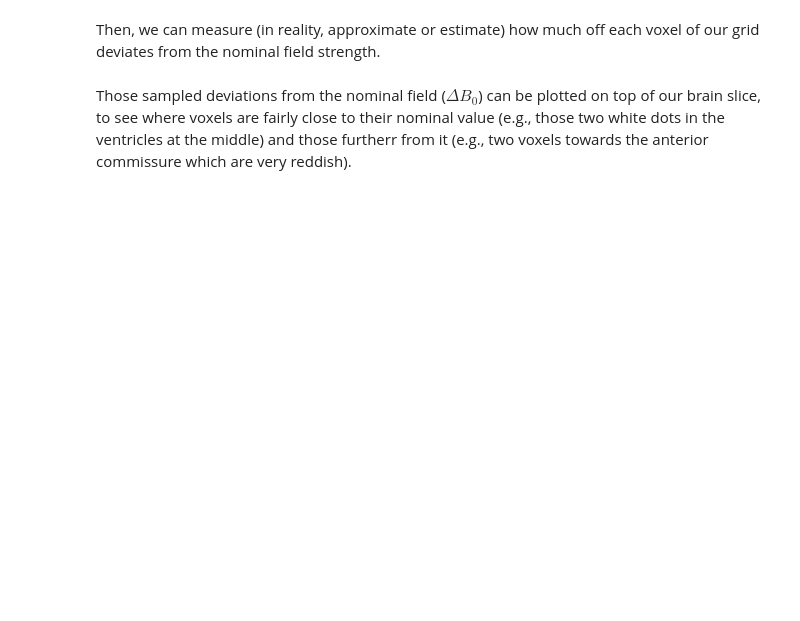
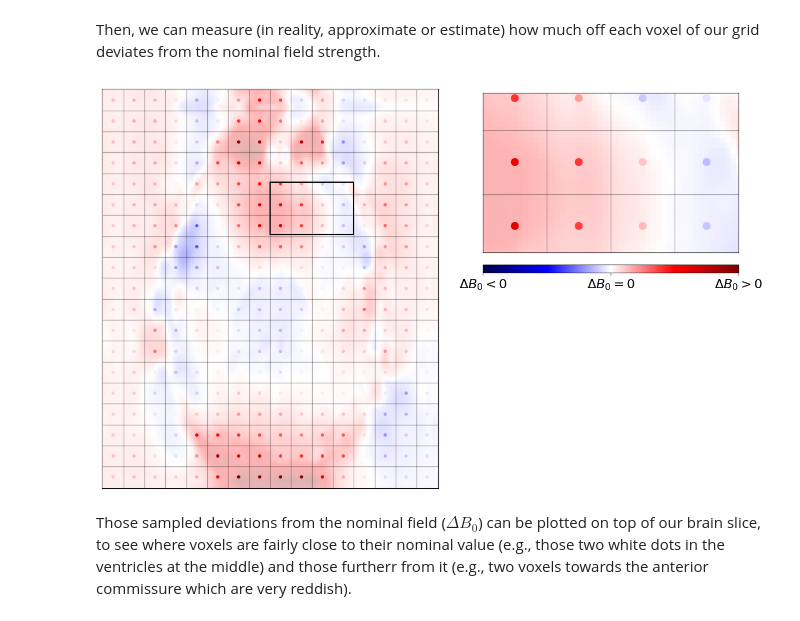
Before and after one commit to nipreps/sdcflows, a Jupyter notebook: docs/notebooks/SDC - Theory and physics.ipynb, the cells around one changed output. Cells and saved outputs as stored; diff of their text form; code cells hidden in the pictures; blank space fills up the shorter version.

```diff
--- a/docs/notebooks/SDC - Theory and physics.ipynb
+++ b/docs/notebooks/SDC - Theory and physics.ipynb
@@ -119,7 +162,13 @@ x_coord, y_coord = get_centers(z_slice)
 sampled_field = field[y_coord, x_coord]
 # %%
 fig, ax, axins = plot_brain(np.ones_like(z_slice) * np.nan, grid=True, voxel_centers_c=sampled_field)
-ax.imshow(field, cmap="seismic", origin="lower", alpha=np.ones_like(field) * 0.3);
+im = ax.imshow(field, cmap="seismic", norm=mpl.colors.CenteredNorm(), origin="lower", alpha=np.ones_like(field) * 0.3);
+axins.imshow(field, cmap="seismic", norm=mpl.colors.CenteredNorm(), origin="lower", alpha=np.ones_like(field) * 0.3);
+
+fig.colorbar(im, cax=axis_cbar(axins), orientation='horizontal', ticks=[-field.max(), 0, field.max()]).set_ticklabels([r'$\Delta B_0 < 0$', r'$\Delta B_0 = 0$', r'$\Delta B_0 > 0$'], fontsize=16)
+plt.savefig(str(path+"B0-fluctuation-field.jpg"), bbox_inches='tight', dpi=300)
+# %% [output]
+[figure, added]
 # %% [markdown]
 Those sampled deviations from the nominal field ($\Delta B_\text{0}$) can be plotted on top of our brain slice, to see where voxels are fairly close to their nominal value (e.g., those two white dots in the ventricles at the middle) and those furtherr from it (e.g., two voxels towards the anterior commissure which are very reddish).
 # %%
```
Also changed, not shown: parts of 18 cells of this notebook.
